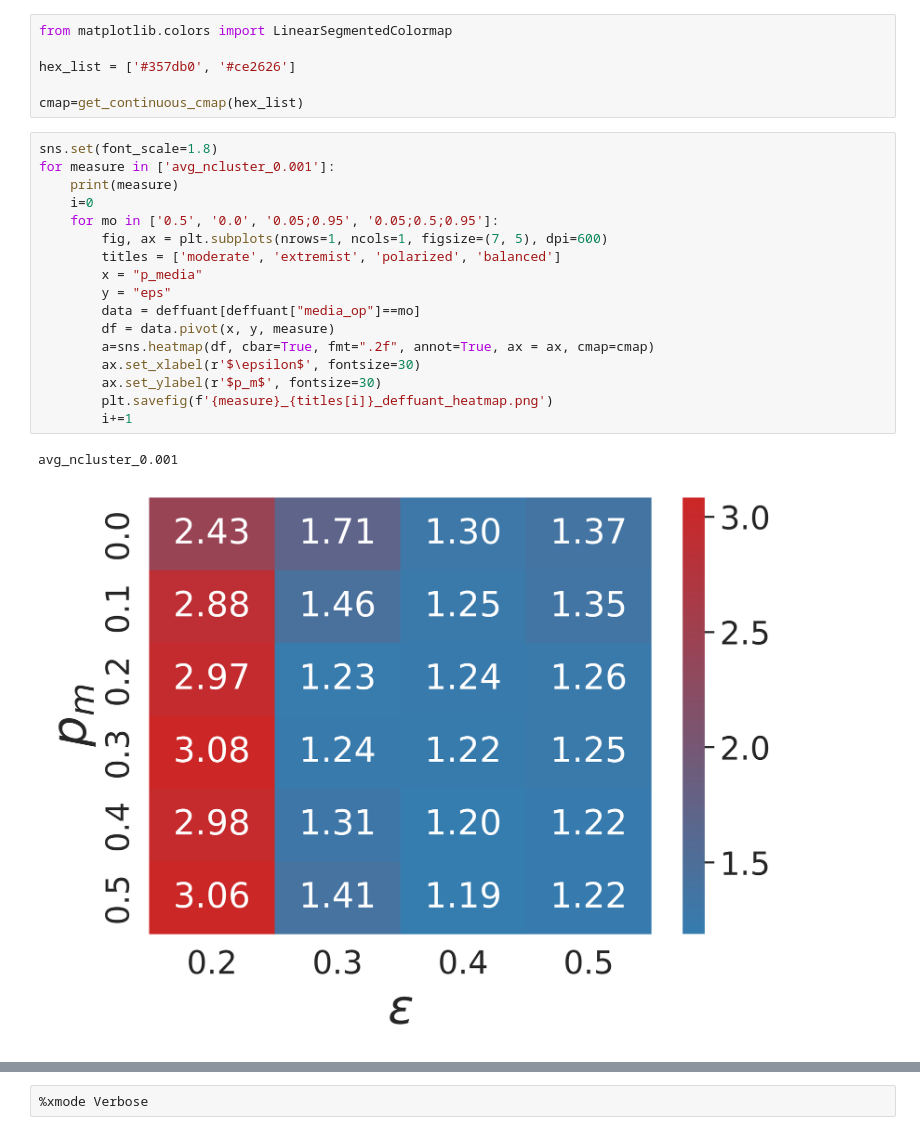
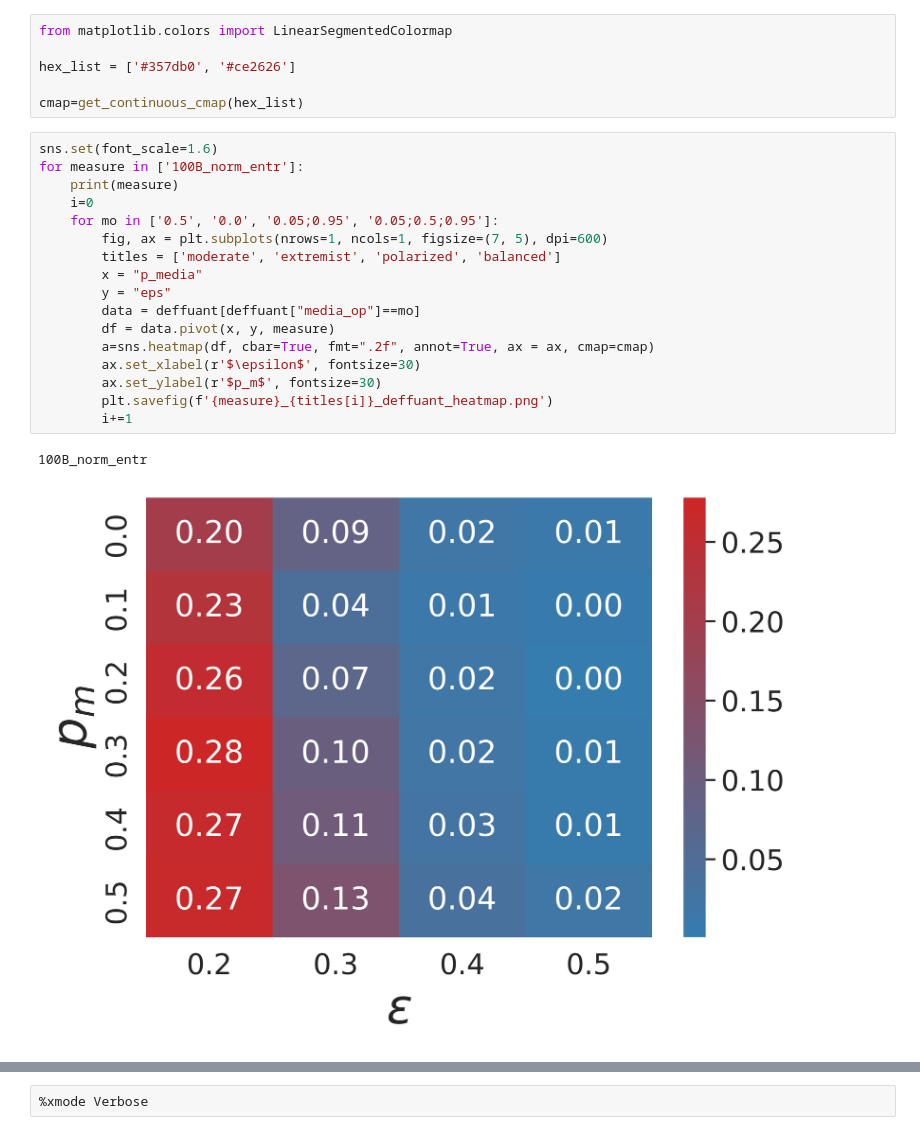
Before and after one commit to GiulioRossetti/AlgorithmicBias, a Jupyter notebook: aggregatePlots.ipynb, the cells around one changed output, grey strips where cells are left out. Cells and saved outputs as stored; diff of their text form.

Commit message:
new plots

```diff
--- a/aggregatePlots.ipynb
+++ b/aggregatePlots.ipynb
@@ -185,22 +185,22 @@ hex_list = ['#357db0', '#ce2626']
 
 cmap=get_continuous_cmap(hex_list)
 # %%
-sns.set(font_scale=1.8)
-for measure in ['avg_ncluster_0.001']:
+sns.set(font_scale=1.6)
+for measure in ['100B_norm_entr']:
     print(measure)
     i=0
     for mo in ['0.5', '0.0', '0.05;0.95', '0.05;0.5;0.95']:
         fig, ax = plt.subplots(nrows=1, ncols=1, figsize=(7, 5), dpi=600)
         titles = ['moderate', 'extremist', 'polarized', 'balanced']
         x = "p_media"
         y = "eps"
         data = deffuant[deffuant["media_op"]==mo]
         df = data.pivot(x, y, measure)
         a=sns.heatmap(df, cbar=True, fmt=".2f", annot=True, ax = ax, cmap=cmap)
         ax.set_xlabel(r'$\epsilon$', fontsize=30)
         ax.set_ylabel(r'$p_m$', fontsize=30)
         plt.savefig(f'{measure}_{titles[i]}_deffuant_heatmap.png')
         i+=1
 # %% [output]
-avg_ncluster_0.001
+100B_norm_entr
-[figure, old version]
+[figure, new version]
```
Also changed, not shown: parts of 1 cell of this notebook, 8 other files.
